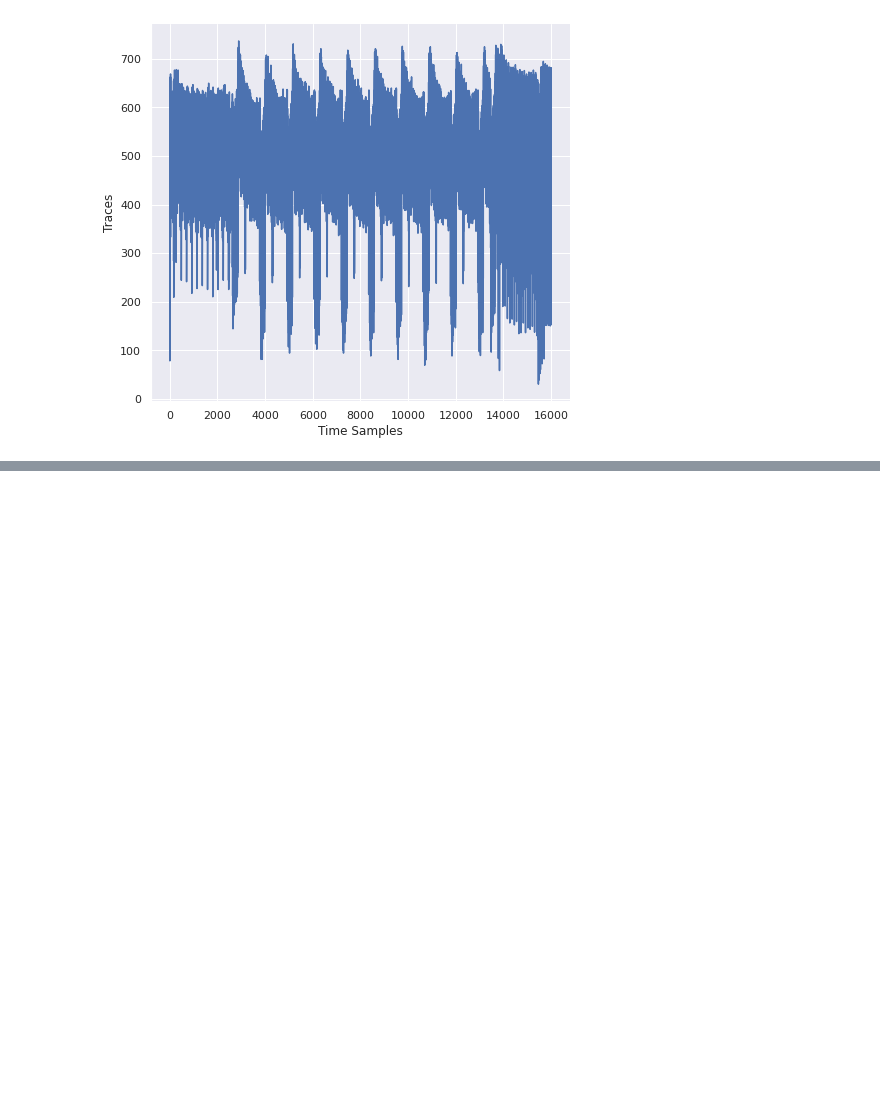
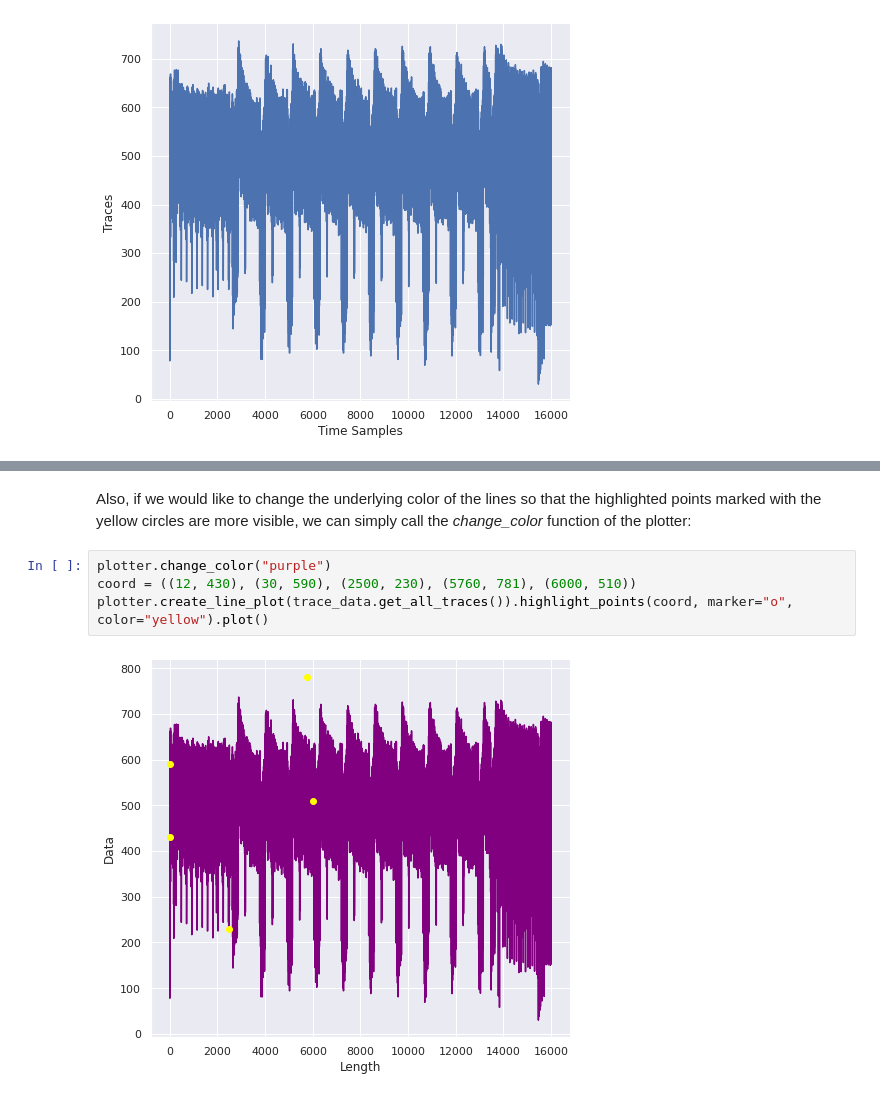
Before and after one commit to RazePerson/sca-leakage-detection-framework, a Jupyter notebook: sca-leakage-detection-framework/main-app.ipynb, the cells around one changed output, grey strips where cells are left out. Cells and saved outputs as stored; diff of their text form; blank space fills up the shorter version.

```diff
--- a/sca-leakage-detection-framework/main-app.ipynb
+++ b/sca-leakage-detection-framework/main-app.ipynb
@@ -217,0 +230,8 @@ Consider the scenario in which we are writing functions to plot our data. It wou
+# %% [markdown]
+Also, if we would like to change the underlying color of the lines so that the highlighted points marked with the yellow circles are more visible, we can simply call the *change_color* function of the plotter:
+# %%
+plotter.change_color("purple")
+coord = ((12, 430), (30, 590), (2500, 230), (5760, 781), (6000, 510))
+plotter.create_line_plot(trace_data.get_all_traces()).highlight_points(coord, marker="o", color="yellow").plot()
+# %% [output]
+[figure, added]
```
Also changed, not shown: parts of 7 cells of this notebook, 4 other files.
